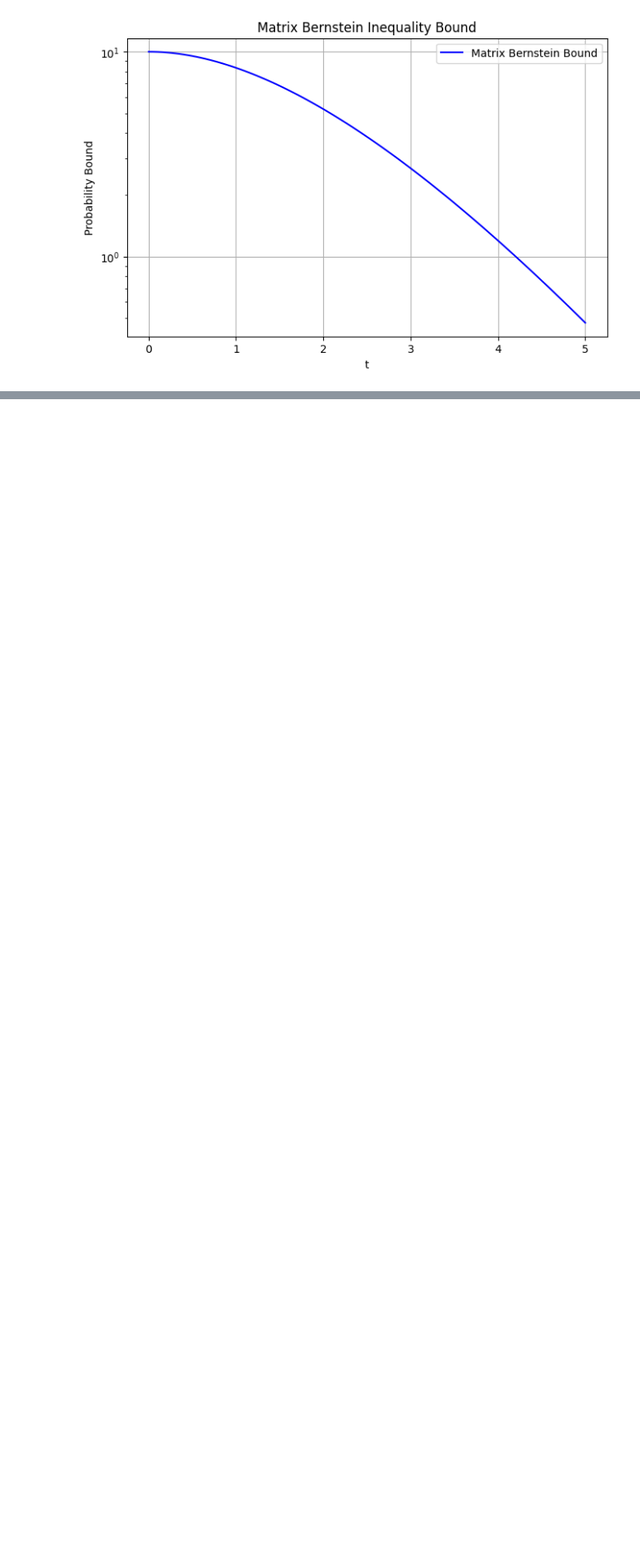
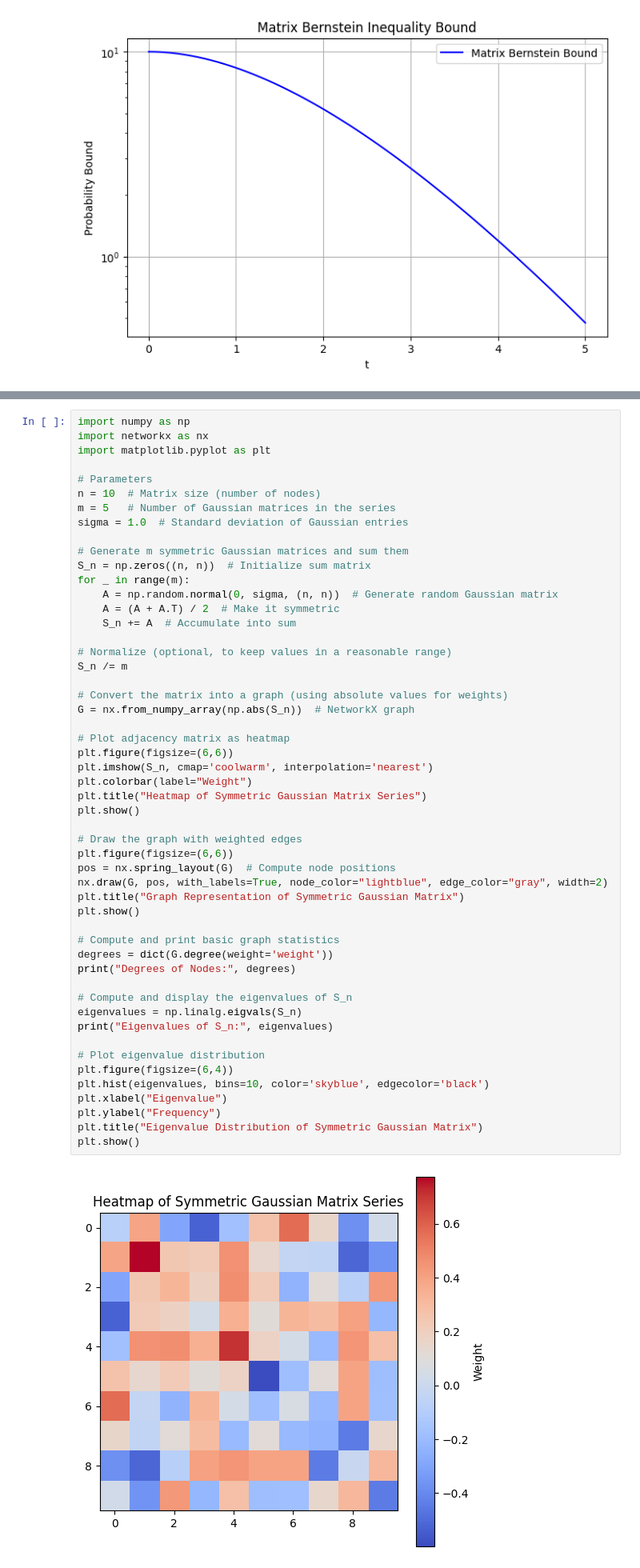
Before and after one commit to zhexin1904/my_SE_sync, a Jupyter notebook: python/Random_matrix_theory.ipynb, the cells around one changed output, grey strips where cells are left out. Shown at 80% size. Drawn from its saved outputs; the diff is of its cells as text; blank space fills up the shorter version.

```diff
--- a/python/Random_matrix_theory.ipynb
+++ b/python/Random_matrix_theory.ipynb
@@ -130,0 +133,54 @@ plt.show()
+# %%
+import numpy as np
+import networkx as nx
+import matplotlib.pyplot as plt
+
+# Parameters
+n = 10  # Matrix size (number of nodes)
+m = 5   # Number of Gaussian matrices in the series
+sigma = 1.0  # Standard deviation of Gaussian entries
+
+# Generate m symmetric Gaussian matrices and sum them
+S_n = np.zeros((n, n))  # Initialize sum matrix
+for _ in range(m):
+    A = np.random.normal(0, sigma, (n, n))  # Generate random Gaussian matrix
+    A = (A + A.T) / 2  # Make it symmetric
+    S_n += A  # Accumulate into sum
+
+# Normalize (optional, to keep values in a reasonable range)
+S_n /= m
+
+# Convert the matrix into a graph (using absolute values for weights)
+G = nx.from_numpy_array(np.abs(S_n))  # NetworkX graph
+
+# Plot adjacency matrix as heatmap
+plt.figure(figsize=(6,6))
+plt.imshow(S_n, cmap='coolwarm', interpolation='nearest')
+plt.colorbar(label="Weight")
+plt.title("Heatmap of Symmetric Gaussian Matrix Series")
+plt.show()
+
+# Draw the graph with weighted edges
+plt.figure(figsize=(6,6))
+pos = nx.spring_layout(G)  # Compute node positions
+nx.draw(G, pos, with_labels=True, node_color="lightblue", edge_color="gray", width=2)
+plt.title("Graph Representation of Symmetric Gaussian Matrix")
+plt.show()
+
+# Compute and print basic graph statistics
+degrees = dict(G.degree(weight='weight'))
+print("Degrees of Nodes:", degrees)
+
+# Compute and display the eigenvalues of S_n
+eigenvalues = np.linalg.eigvals(S_n)
+print("Eigenvalues of S_n:", eigenvalues)
+
+# Plot eigenvalue distribution
+plt.figure(figsize=(6,4))
+plt.hist(eigenvalues, bins=10, color='skyblue', edgecolor='black')
+plt.xlabel("Eigenvalue")
+plt.ylabel("Frequency")
+plt.title("Eigenvalue Distribution of Symmetric Gaussian Matrix")
+plt.show()
+# %% [output]
+[figure, added]
```
Also changed, not shown: parts of 16 cells of this notebook.
